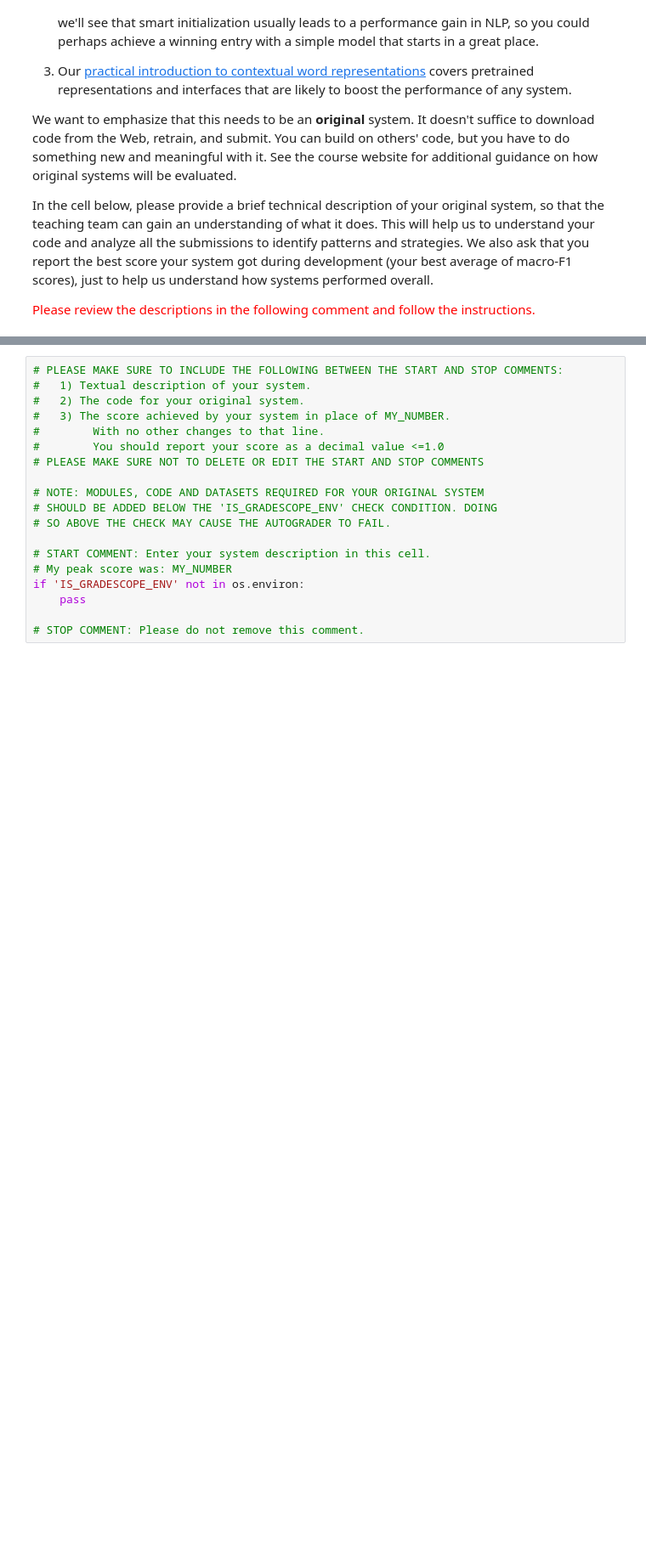
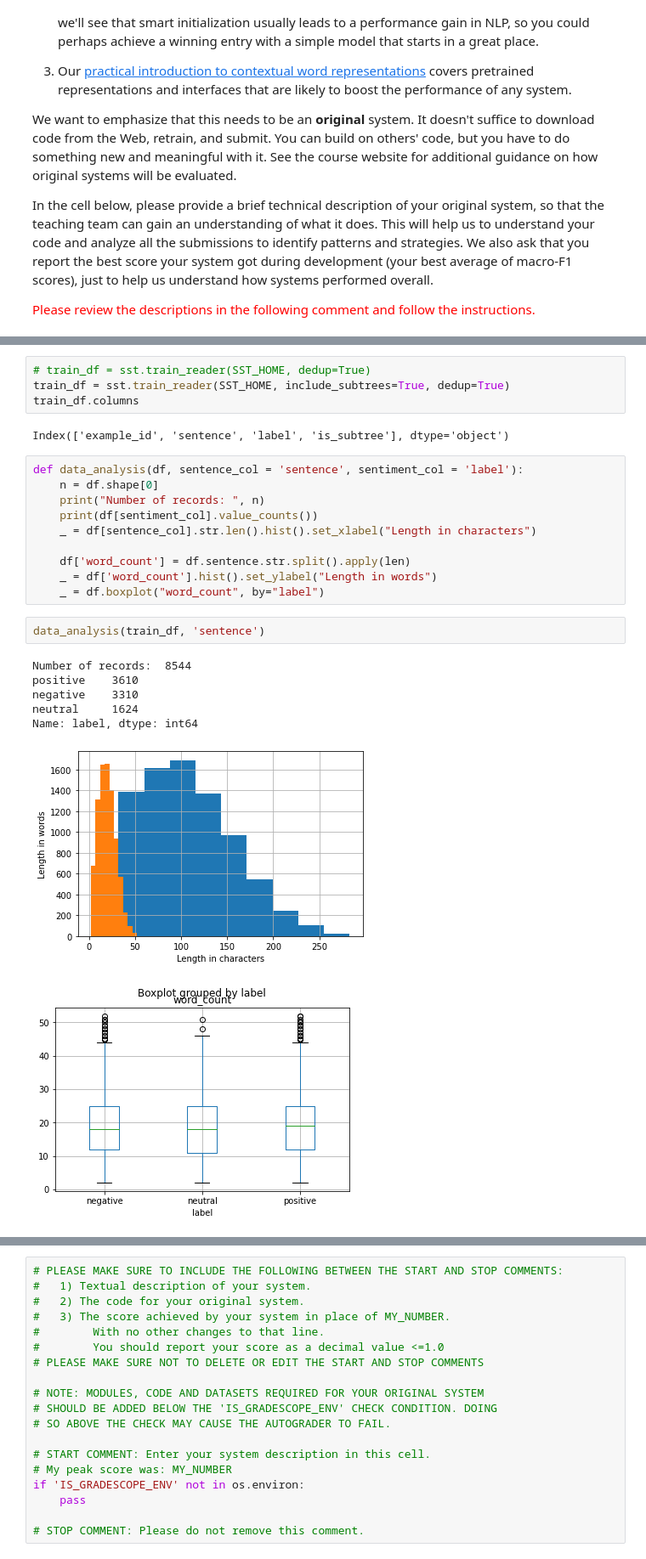
Before and after one commit to vicaranq/cs224u, a Jupyter notebook: hw_sentiment.ipynb, the cells around one changed output, grey strips where cells are left out. Shown at 85% size. Cells and saved outputs as stored; diff of their text form; blank space fills up the shorter version.

```diff
--- a/hw_sentiment.ipynb
+++ b/hw_sentiment.ipynb
@@ -553,0 +563,26 @@ In the cell below, please provide a brief technical description of your original
+# %%
+# train_df = sst.train_reader(SST_HOME, dedup=True)
+train_df = sst.train_reader(SST_HOME, include_subtrees=True, dedup=True)
+train_df.columns
+# %% [output]
+Index(['example_id', 'sentence', 'label', 'is_subtree'], dtype='object')
+# %%
+def data_analysis(df, sentence_col = 'sentence', sentiment_col = 'label'):
+    n = df.shape[0]
+    print("Number of records: ", n)
+    print(df[sentiment_col].value_counts())
+    _ = df[sentence_col].str.len().hist().set_xlabel("Length in characters")
+
+    df['word_count'] = df.sentence.str.split().apply(len)
+    _ = df['word_count'].hist().set_ylabel("Length in words")
+    _ = df.boxplot("word_count", by="label")
+# %%
+data_analysis(train_df, 'sentence')
+# %% [output]
+Number of records:  8544
+positive    3610
+negative    3310
+neutral     1624
+Name: label, dtype: int64
+[figure, added]
+[figure, added]
```
Also changed, not shown: parts of 11 cells of this notebook.
